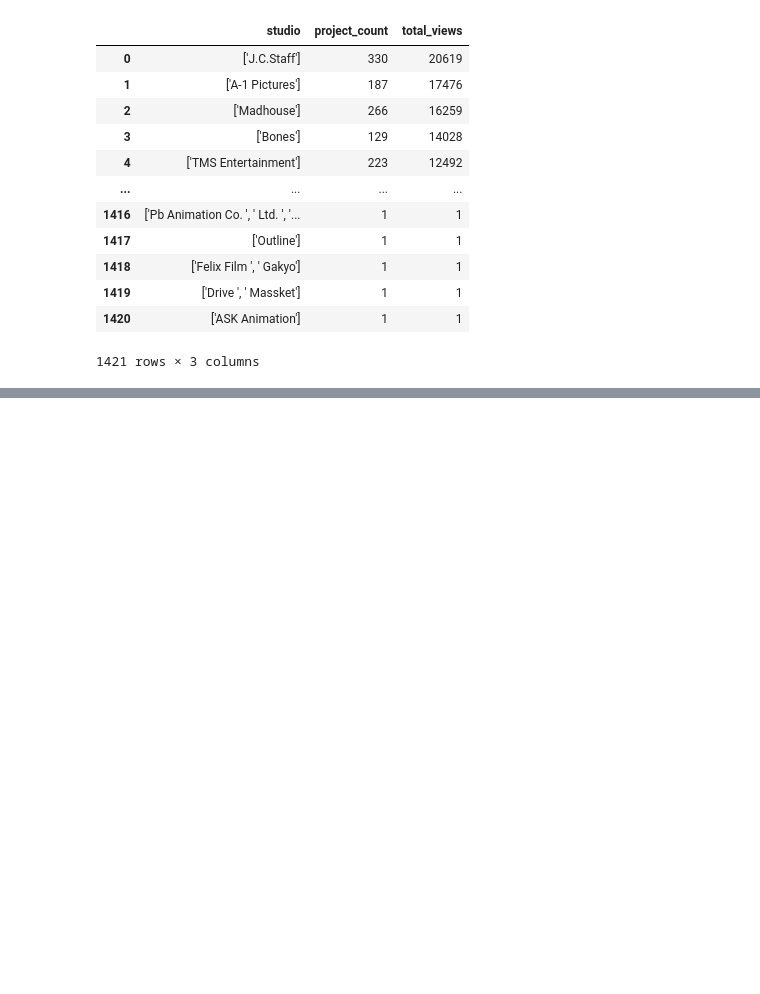
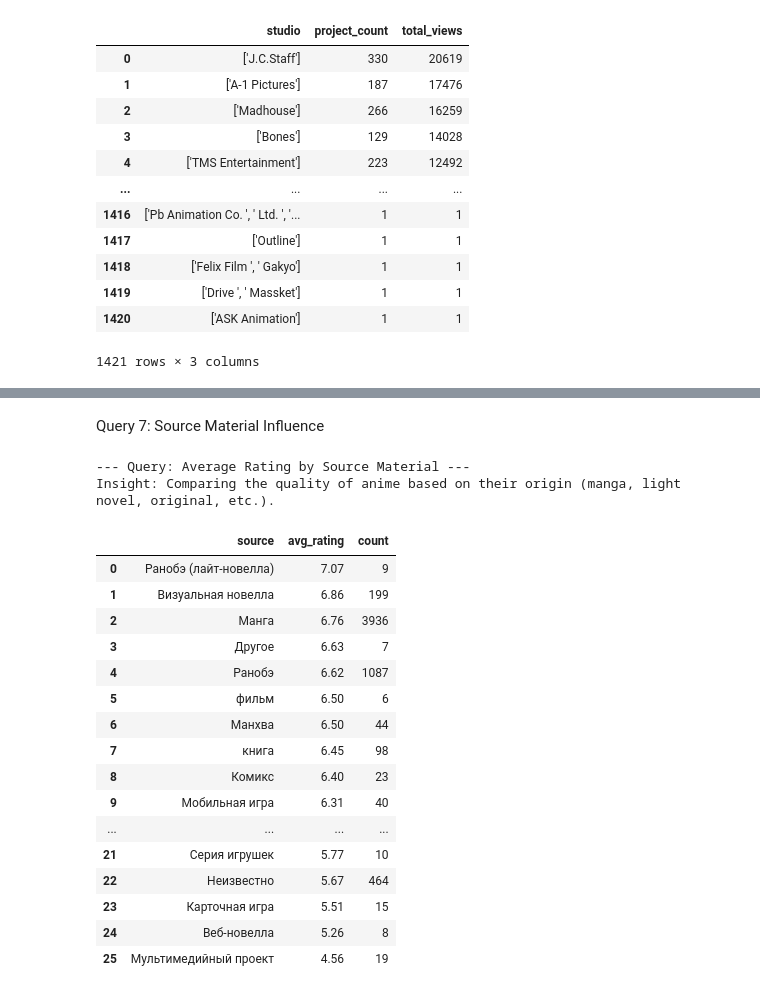
Before and after one commit to nurapura2/anime_final_project, a Jupyter notebook: src/notebooks/sql_analysis.ipynb, the cells around one changed output, grey strips where cells are left out. Drawn from its saved outputs; the diff is of its cells as text; code cells hidden in the pictures; blank space fills up the shorter version.

```diff
--- a/src/notebooks/sql_analysis.ipynb
+++ b/src/notebooks/sql_analysis.ipynb
@@ -14,7 +14,13 @@ raw_df = pd.read_csv(file_path)
 
 Creating tables according to relational schema (Many-to-Many logic)
 # %%
-conn = sqlite3.connect(':memory:')
+import os
+
+db_dir = 'database/db'
+if not os.path.exists(db_dir):
+    os.makedirs(db_dir)
+
+conn = sqlite3.connect(os.path.join(db_dir, 'anime_catalog.db'))
 cursor = conn.cursor()
 
 cursor.executescript("""
@@ -268,0 +304,35 @@ Insight: Total view count and project count per studio to measure market presenc
+# %% [markdown]
+ Query 7: Source Material Influence
+# %%
+run_query(
+    "Average Rating by Source Material",
+    "Comparing the quality of anime based on their origin (manga, light novel, original, etc.).",
+    """
+    SELECT source, ROUND(AVG(site_rating), 2) as avg_rating, COUNT(*) as count
+    FROM anime a
+    JOIN anime_stats s ON a.anime_id = s.anime_id
+    GROUP BY source
+    HAVING count > 5
+    ORDER BY avg_rating DESC
+    """
+)
+# %% [output]
+--- Query: Average Rating by Source Material ---
+Insight: Comparing the quality of anime based on their origin (manga, light novel, original, etc.).
+|  | source | avg_rating | count |
+| 0 | Ранобэ (лайт-новелла) | 7.07 | 9 |
+| 1 | Визуальная новелла | 6.86 | 199 |
+| 2 | Манга | 6.76 | 3936 |
+| 3 | Другое | 6.63 | 7 |
+| 4 | Ранобэ | 6.62 | 1087 |
+| 5 | фильм | 6.50 | 6 |
+| 6 | Манхва | 6.50 | 44 |
+| 7 | книга | 6.45 | 98 |
+| 8 | Комикс | 6.40 | 23 |
+| 9 | Мобильная игра | 6.31 | 40 |
+| ... | ... | ... | ... |
+| 21 | Серия игрушек | 5.77 | 10 |
+| 22 | Неизвестно | 5.67 | 464 |
+| 23 | Карточная игра | 5.51 | 15 |
+| 24 | Веб-новелла | 5.26 | 8 |
+| 25 | Мультимедийный проект | 4.56 | 19 |
```
Also changed, not shown: parts of 18 cells of this notebook.
